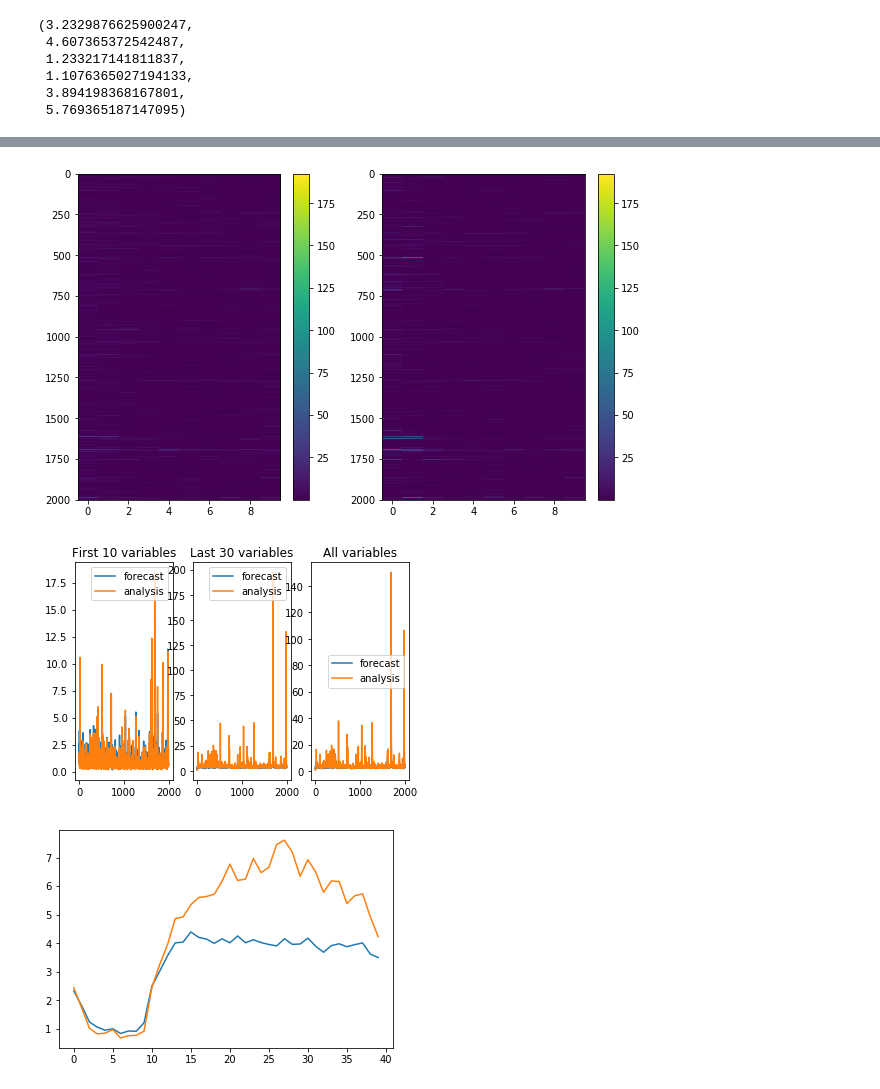
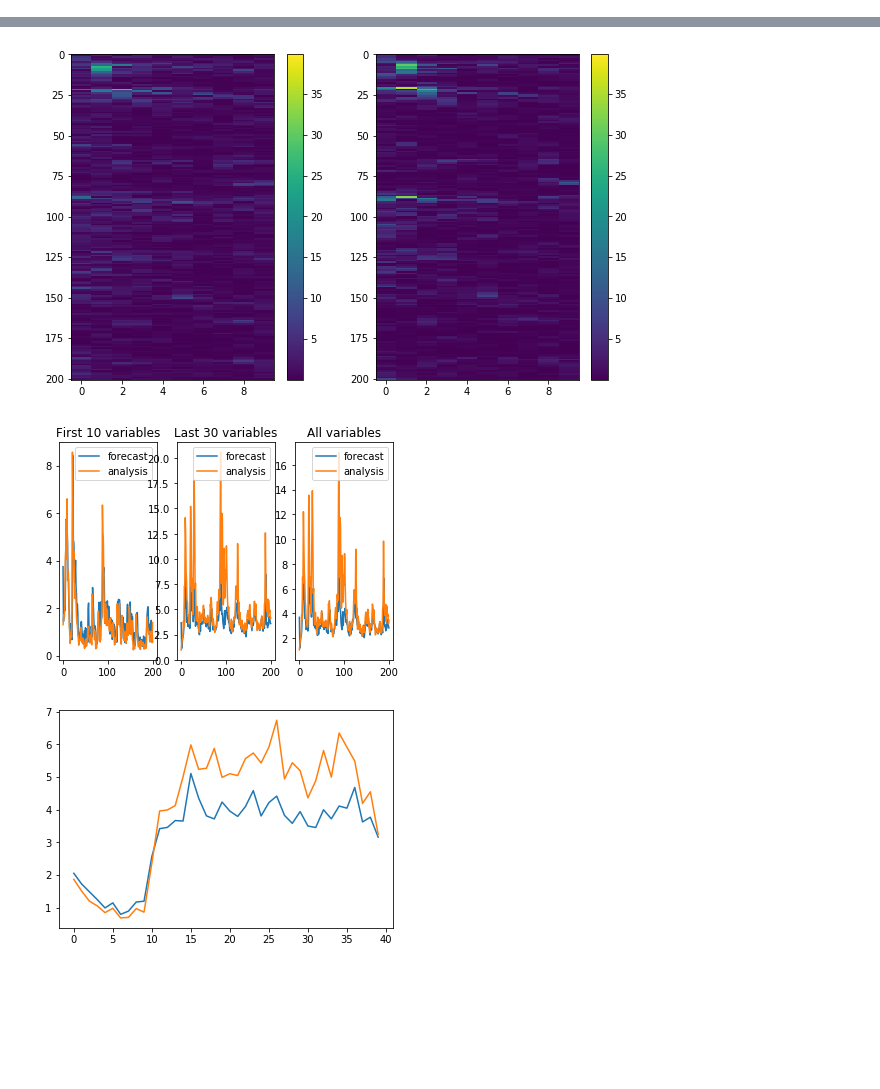
Before and after one commit to SiyangJ/Data-Assimilation, a Jupyter notebook: FA18/Pipeline.ipynb, the cells around one changed output, grey strips where cells are left out. Saved outputs shown, nothing was run; the diff lists cells and outputs as text; code cells hidden in the pictures; blank space fills up the shorter version.

```diff
--- a/FA18/Pipeline.ipynb
+++ b/FA18/Pipeline.ipynb
@@ -36,22 +198,32 @@ def PrepareData(X,Y):
     test_labels = Y[order[train_size:],:]
 
 
+    ## Normalize the data
+    ## Doesn't seem particularly useful
     # Test data is *not* used when calculating the mean and std.
-
+    '''
     mean = train_data.mean(axis=0)
     std = train_data.std(axis=0)
     train_data = (train_data - mean) / std
     test_data = (test_data - mean) / std
+    '''
 
     return (train_data,train_labels,
             test_data,test_labels)
 # %%
+## Used for model trained with normalized data
+'''
 def MakeHML(model,std,mean):
     def HML(x):
         x = x.T
         x = (x-mean)/std
         return model.predict(x).T
     return HML
+'''
+def MakeHML(model):
+    def HML(x):
+        return model.predict(x.T).T
+    return HML
 # %%
 X,Y,Y_noise = DataGen(nobs=2000)
 
@@ -84,7 +256,9 @@ Testing set Accuracy: 0.82
 mean = X.T.mean(axis=0)
 std = X.T.std(axis=0)
 
-HML = MakeHML(a,std,mean)
+HML = MakeHML(a
+              #,std,mean
+             )
 Y_ml = HML(X)
 plt.figure()
 for i in range(4):
@@ -102,7 +276,7 @@ EnKF(#STAGE=3,truestate=X,trueobs=Y,yobs=Y_noise,
      RSEED = 1003,
      PLOTTING=True,DEBUG=True,
      HTYPE=None,HERROR=True,H=H,Hm=HML,
-     dobs=20,nobs=2000)
+     dobs=20,nobs=200)
 # %% [output]
 ....................................................................................................1
 ....................................................................................................2
@@ -141,7 +304 @@ EnKF(#STAGE=3,truestate=X,trueobs=Y,yobs=Y_noise,
-(3.2329876625900247,
- 4.607365372542487,
- 1.233217141811837,
- 1.1076365027194133,
- 3.894198368167801,
- 5.769365187147095)
 [figure]
@@ -151,3 +308,3 @@ EnKF(#STAGE=3,truestate=X,trueobs=Y,yobs=Y_noise,
-[figure, old version]
+[figure, new version]
-[figure, old version]
+[figure, new version]
-[figure, old version]
+[figure, new version]
```
Also changed, not shown: parts of 6 cells of this notebook, 8 other files.
